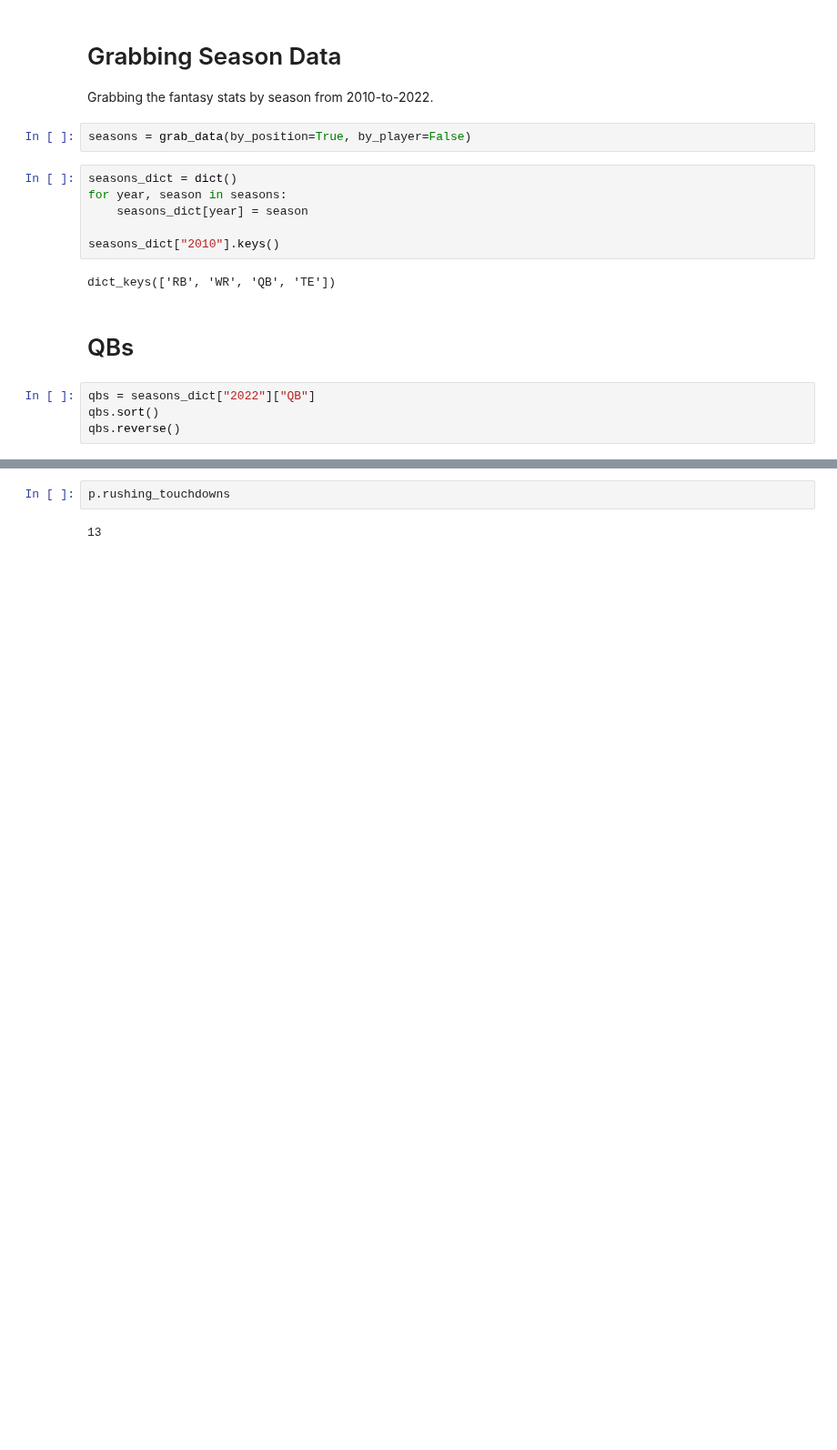
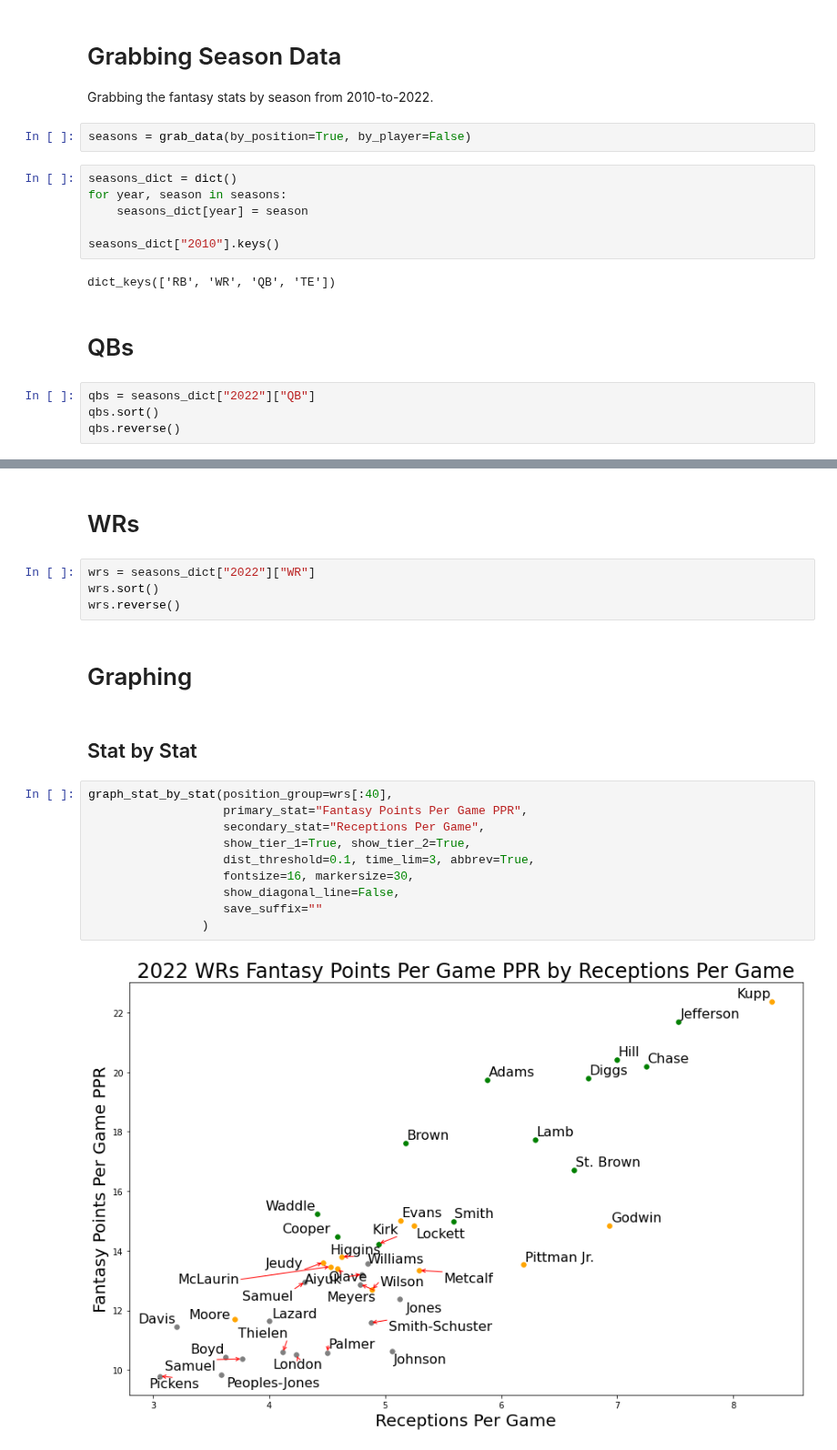
Before and after one commit to Alex-Bishka/Fantasy, a Jupyter notebook: Analysis/test.ipynb, the cells around one changed output, grey strips where cells are left out. Shown at 91% size. Cells and saved outputs as stored; diff of their text form; blank space fills up the shorter version.

```diff
--- a/Analysis/test.ipynb
+++ b/Analysis/test.ipynb
@@ -75,4 +33,22 @@ Fantasy Overall Rank: 12
-# %%
-p.rushing_touchdowns
-# %% [output]
-13
+# %% [markdown]
+# WRs
+# %%
+wrs = seasons_dict["2022"]["WR"]
+wrs.sort()
+wrs.reverse()
+# %% [markdown]
+# Graphing
+# %% [markdown]
+## Stat by Stat
+# %%
+graph_stat_by_stat(position_group=wrs[:40],
+                   primary_stat="Fantasy Points Per Game PPR",
+                   secondary_stat="Receptions Per Game",
+                   show_tier_1=True, show_tier_2=True,
+                   dist_threshold=0.1, time_lim=3, abbrev=True,
+                   fontsize=16, markersize=30,
+                   show_diagonal_line=False,
+                   save_suffix=""
+                )
+# %% [output]
+[figure, added]
```
Also changed, not shown: parts of 13 cells of this notebook, 35 other files.
